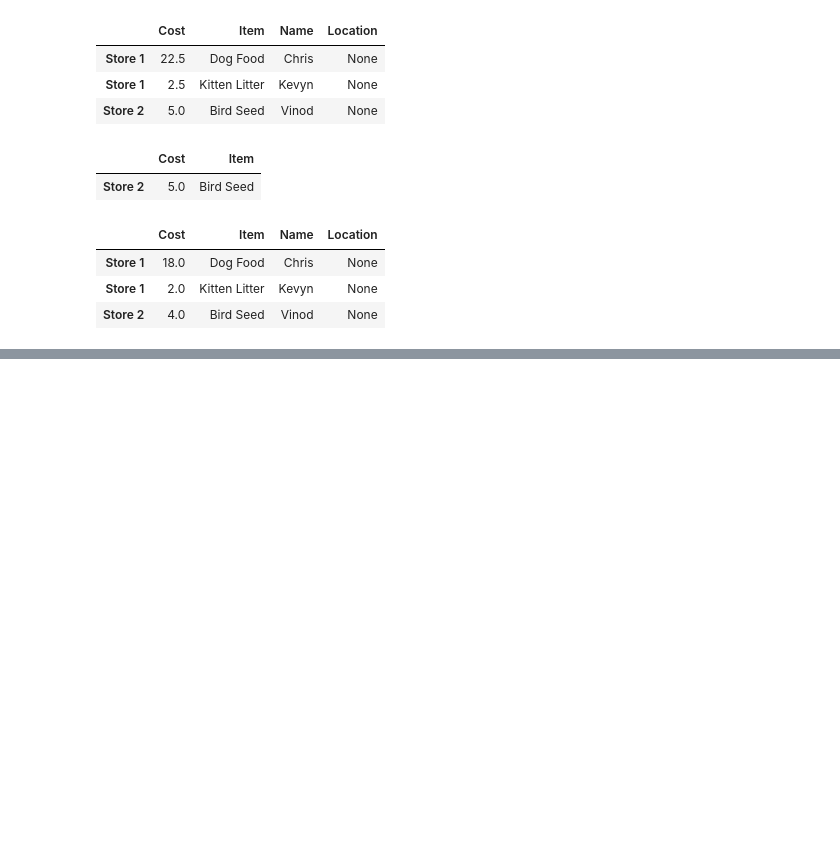
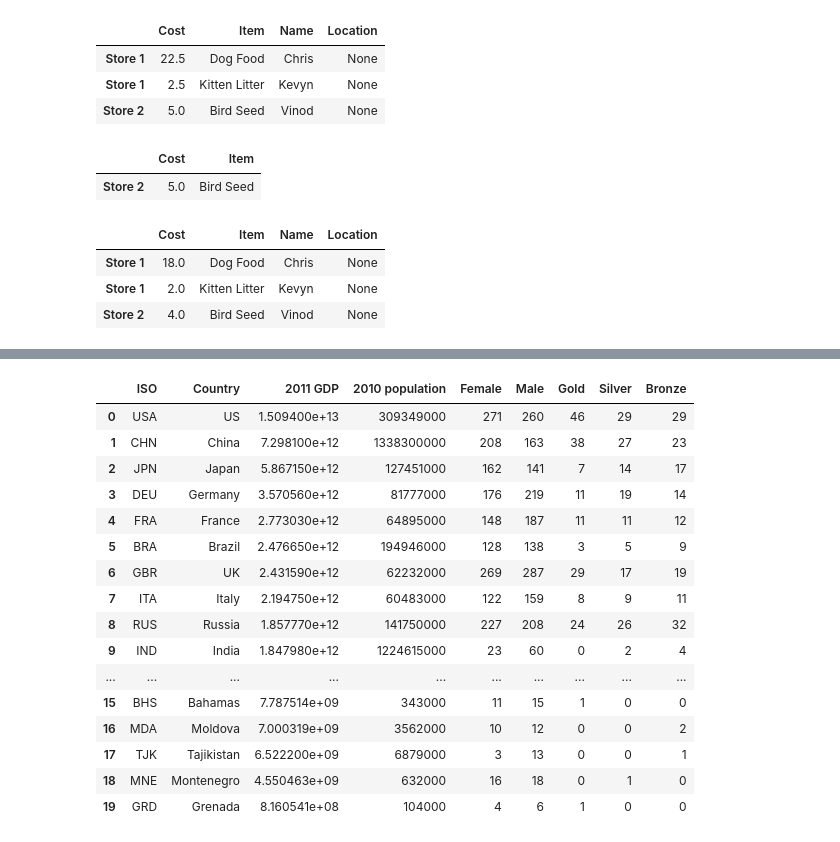
Before and after one commit to michaelsjoeberg/introduction_to_data_science_in_python, a Jupyter notebook: Week 2/basic-data-processing-with-pandas.ipynb, the cells around one changed output, grey strips where cells are left out. Saved outputs shown, nothing was run; the diff lists cells and outputs as text; code cells hidden in the pictures; blank space fills up the shorter version.

Commit message:
dataframe indexing

```diff
--- a/Week 2/basic-data-processing-with-pandas.ipynb
+++ b/Week 2/basic-data-processing-with-pandas.ipynb
@@ -297,0 +344,3 @@ df
+# %%
+df = pd.read_csv('data.csv')
+df.head()
@@ -297,0 +354,22 @@ df
+# %%
+# rename labels
+df.rename(columns={'ISO country code': 'ISO', 'Country name': 'Country', 'Female count': 'Female', 'Male count': 'Male', 'Gold medals': 'Gold', 'Silver medals': 'Silver', 'Bronze medals': 'Bronze'}, inplace=True)
+df
+# %% [output]
+|  | ISO | Country | 2011 GDP | 2010 population | Female | Male | Gold | Silver | Bronze |
+| 0 | USA | US | 1.509400e+13 | 309349000 | 271 | 260 | 46 | 29 | 29 |
+| 1 | CHN | China | 7.298100e+12 | 1338300000 | 208 | 163 | 38 | 27 | 23 |
+| 2 | JPN | Japan | 5.867150e+12 | 127451000 | 162 | 141 | 7 | 14 | 17 |
+| 3 | DEU | Germany | 3.570560e+12 | 81777000 | 176 | 219 | 11 | 19 | 14 |
+| 4 | FRA | France | 2.773030e+12 | 64895000 | 148 | 187 | 11 | 11 | 12 |
+| 5 | BRA | Brazil | 2.476650e+12 | 194946000 | 128 | 138 | 3 | 5 | 9 |
+| 6 | GBR | UK | 2.431590e+12 | 62232000 | 269 | 287 | 29 | 17 | 19 |
+| 7 | ITA | Italy | 2.194750e+12 | 60483000 | 122 | 159 | 8 | 9 | 11 |
+| 8 | RUS | Russia | 1.857770e+12 | 141750000 | 227 | 208 | 24 | 26 | 32 |
+| 9 | IND | India | 1.847980e+12 | 1224615000 | 23 | 60 | 0 | 2 | 4 |
+| ... | ... | ... | ... | ... | ... | ... | ... | ... | ... |
+| 15 | BHS | Bahamas | 7.787514e+09 | 343000 | 11 | 15 | 1 | 0 | 0 |
+| 16 | MDA | Moldova | 7.000319e+09 | 3562000 | 10 | 12 | 0 | 0 | 2 |
+| 17 | TJK | Tajikistan | 6.522200e+09 | 6879000 | 3 | 13 | 0 | 0 | 1 |
+| 18 | MNE | Montenegro | 4.550463e+09 | 632000 | 16 | 18 | 0 | 1 | 0 |
+| 19 | GRD | Grenada | 8.160541e+08 | 104000 | 4 | 6 | 1 | 0 | 0 |
```
Also changed, not shown: parts of 7 cells of this notebook, 1 other file.
